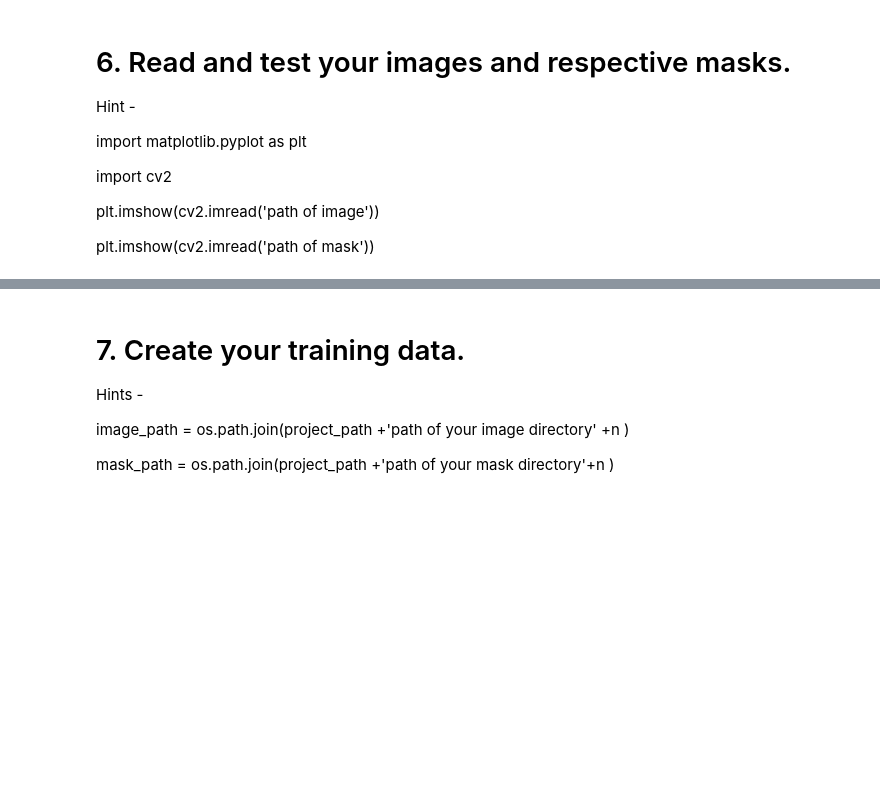
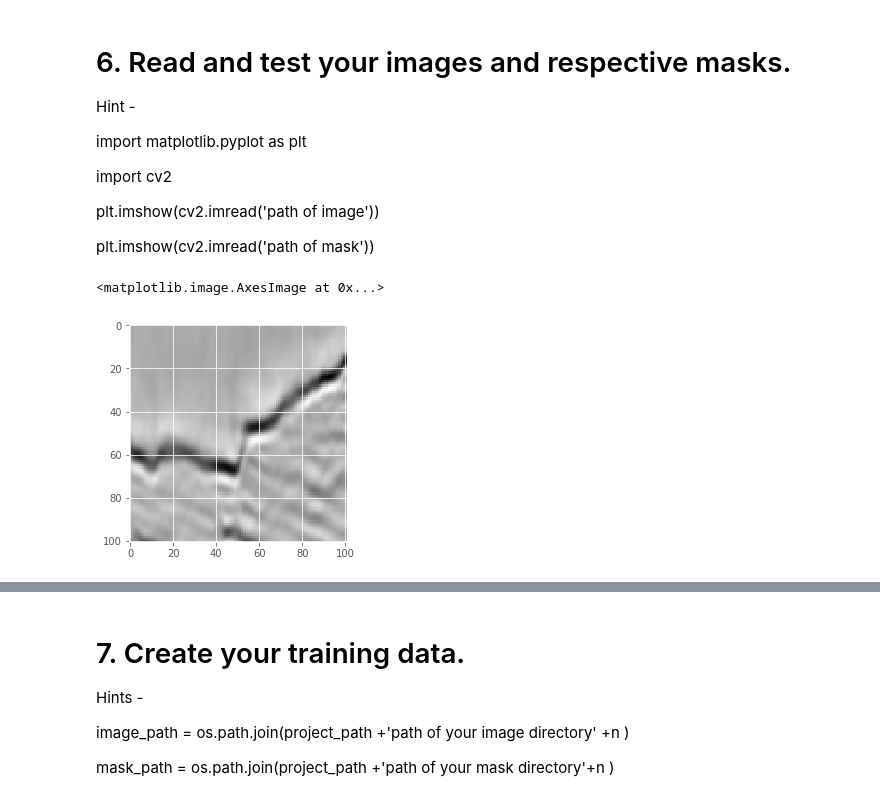
Before and after one commit to GreatLearningAIML1/aiml-ml-hyd-nov-18-batch-shreyaspatil276, a Jupyter notebook: R9_External_Lab.ipynb, the cells around one changed output, grey strips where cells are left out. Drawn from its saved outputs; the diff is of its cells as text; code cells hidden in the pictures; blank space fills up the shorter version.

Commit message:
External Lab of  residency 9
External Lab of  residency 9

```diff
--- a/R9_External_Lab.ipynb
+++ b/R9_External_Lab.ipynb
@@ -80,3 +78,5 @@ Mounted at /content/drive/
+# %%
+project_path='/content/drive/My Drive/Colab Notebooks/Residency 9/External Lab/'
 # %% [markdown]
 ### 2. Set the necessary parameters
 # %% [markdown]
@@ -109,6 +113,9 @@ with ZipFile(project_path + 'train.zip', 'r') as zf:
 ### 5. Get the list of names of images and masks and name the list imagelist and masklist.
 
 Hint - Use os.listdir() funtions.
+# %%
+imagelist=os.listdir(path_train+'images/')
+masklist=os.listdir(path_train+'masks/')
 # %%
 #Test your list names by printing some of the names as given below.
 print(imagelist[-1])
@@ -129,0 +145,5 @@ plt.imshow(cv2.imread('path of mask'))
+# %%
+plt.imshow(cv2.imread(path_train+'images/'+imagelist[6]))
+# %% [output]
+<matplotlib.image.AxesImage at 0x...>
+[figure, added]
```
Also changed, not shown: parts of 7 cells of this notebook.
